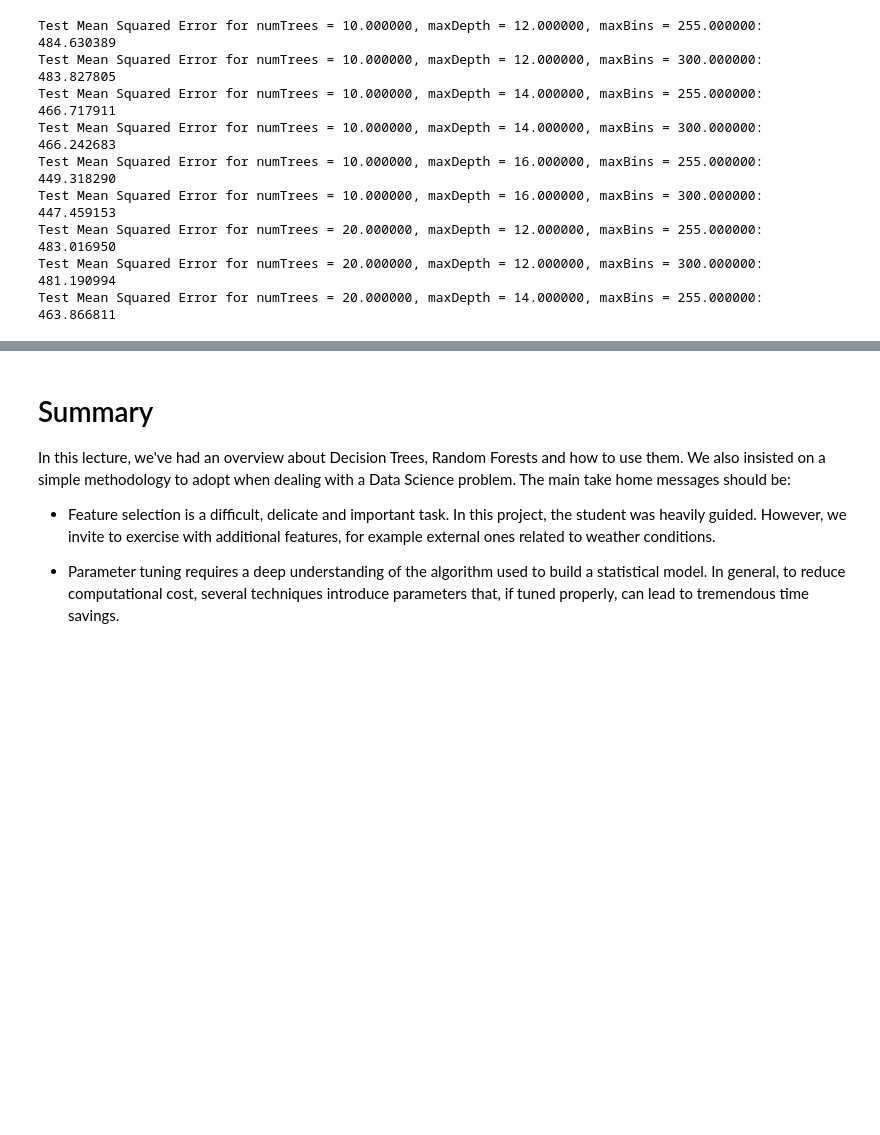
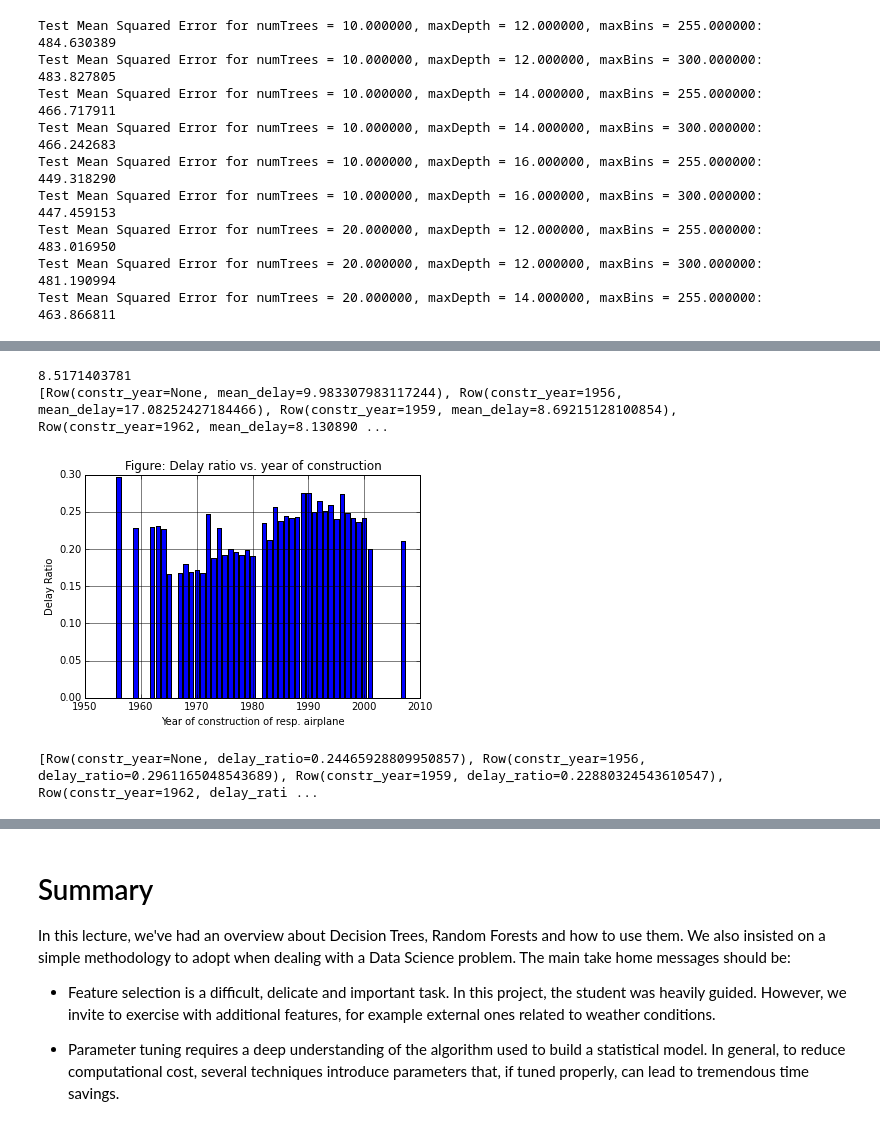
Before and after one commit to sjerbi/Algorithmic-Machine-Learning, a Jupyter notebook: [Lecture 5+6] Regression algorithm - Using Random Forests to predict Airplane Delays.ipynb, the cells around one changed output, grey strips where cells are left out. Drawn from its saved outputs; the diff is of its cells as text; code cells hidden in the pictures; blank space fills up the shorter version.

```diff
--- a/[Lecture 5+6] Regression algorithm - Using Random Forests to predict Airplane Delays.ipynb
+++ b/[Lecture 5+6] Regression algorithm - Using Random Forests to predict Airplane Delays.ipynb
@@ -1487,0 +3031,10 @@ Be active ! Ask yourself other questions which help you explore more about this
+# %%
+# create dataframe df
+
+df_2000 = (sqlContext.createDataFrame(cleaned_data_to_columns, airline_data_schema)\
+    .select(['year', 'month', 'day_of_month', 'day_of_week',
+            'scheduled_departure_time','scheduled_arrival_time',
+            'arrival_delay', 'distance',
+            'src_airport', 'dest_airport', 'carrier', 'tail_number'])\
+    .cache()
+    )
@@ -1487,0 +3224,34 @@ Be active ! Ask yourself other questions which help you explore more about this
+# %%
+mean_delays = np.mean([row[1] for row in statistic_year_delay])
+print(mean_delays)
+
+print(statistic_year_delay)
+# %% [output]
+8.5171403781
+[Row(constr_year=None, mean_delay=9.983307983117244), Row(constr_year=1956, mean_delay=17.08252427184466), Row(constr_year=1959, mean_delay=8.69215128100854), Row(constr_year=1962, mean_delay=8.130890 ...
+# %%
+statistic_year_delay_ratio = (
+    df_2000_with_aircraft
+        .groupBy('constr_year')
+        .agg(
+            (func.sum('is_delay')/func.count('*')).alias('delay_ratio')
+        )
+        # order by constr_year
+        .orderBy('constr_year')
+    ).collect()
+
+pdf_year_delay = pd.DataFrame(statistic_year_delay_ratio)
+plt.xlabel("Year of construction of resp. airplane")
+plt.ylabel("Delay Ratio")
+plt.title('Figure: Delay ratio vs. year of construction')
+plt.grid(True,which="both",ls="-")
+
+# plot bar chart
+plt.bar(pdf_year_delay[0], pdf_year_delay[1], align="center")
+plt.show()
+# %% [output]
+[figure, added]
+# %%
+print(statistic_year_delay_ratio)
+# %% [output]
+[Row(constr_year=None, delay_ratio=0.24465928809950857), Row(constr_year=1956, delay_ratio=0.2961165048543689), Row(constr_year=1959, delay_ratio=0.22880324543610547), Row(constr_year=1962, delay_rati ...
```
Also changed, not shown: parts of 212 cells of this notebook.
